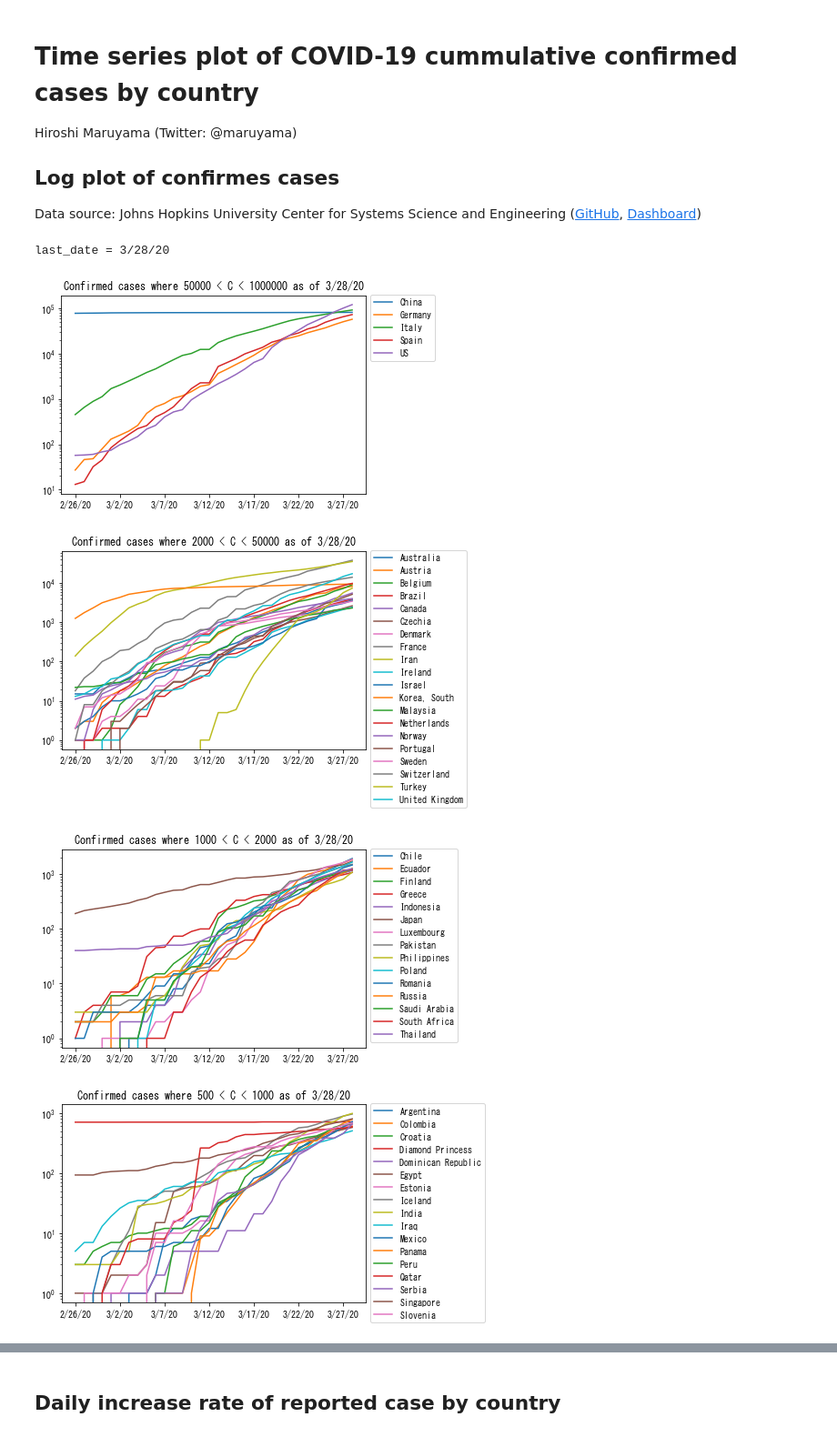
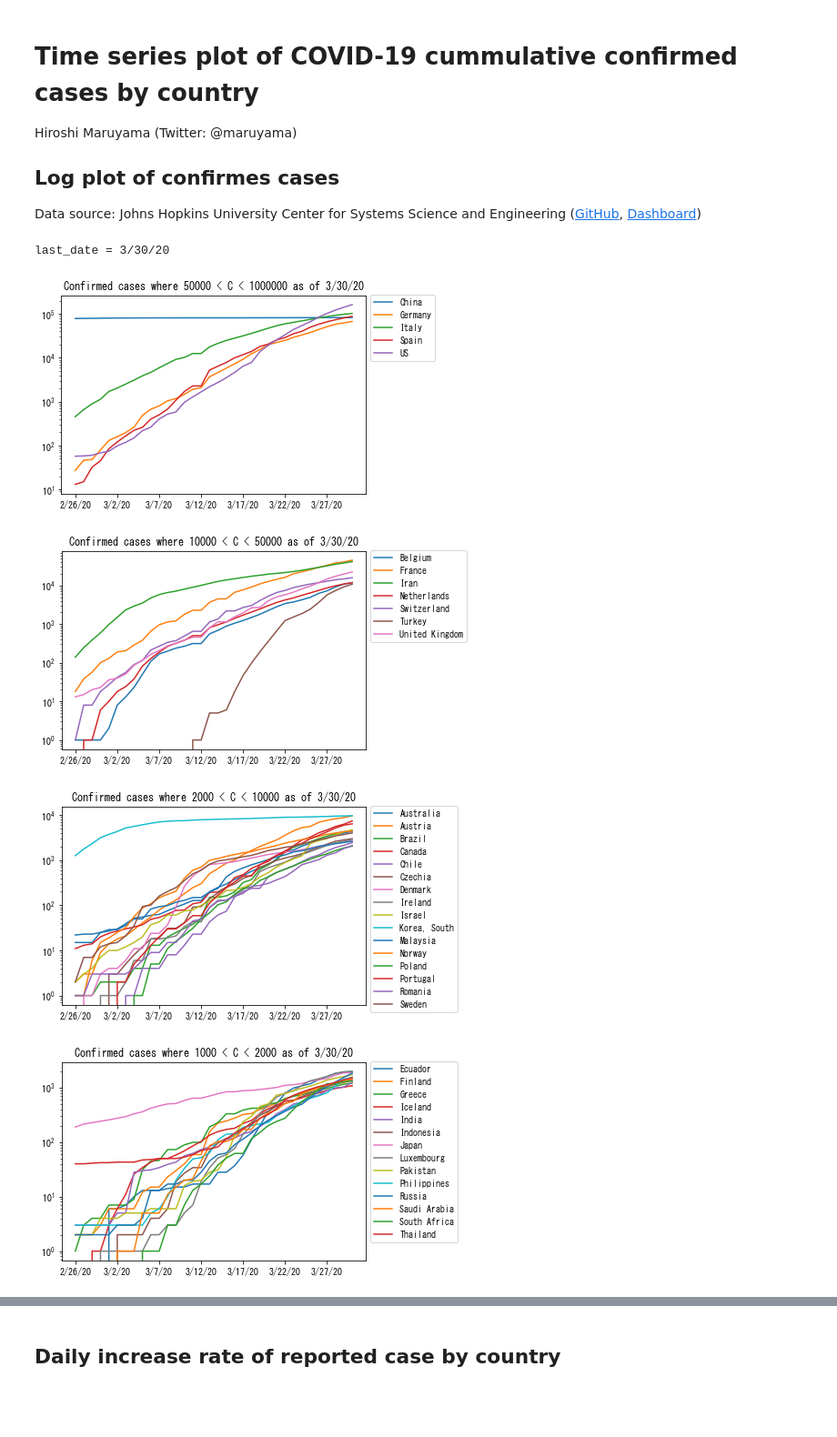
Before and after one commit to personal-hm2/coronavirus_model, a Jupyter notebook: COVID-19 Plot.ipynb, the cells around one changed output, grey strips where cells are left out. Shown: that part at 91% size. Cells and saved outputs as stored; diff of their text form; code cells hidden in the pictures; blank space fills up the shorter version.

```diff
--- a/COVID-19 Plot.ipynb
+++ b/COVID-19 Plot.ipynb
@@ -9,31 +9,32 @@ Data source: Johns Hopkins University Center for Systems Science and Engineering
 # %%
 %matplotlib inline
 import pandas as pd
 import matplotlib.pyplot as plt
 import numpy as np
 
 df = pd.read_csv('https://raw.githubusercontent.com/CSSEGISandData/COVID-19/master/csse_covid_19_data/csse_covid_19_time_series/time_series_covid19_confirmed_global.csv')
 df = df.drop(columns=["Lat", "Long"])
 
 last_date = df.columns[-1]
 print("last_date =", last_date)
 
 country_df = df.groupby("Country/Region").sum()
 
 def plot_log_confirmed(min, max):
     t = country_df[(min <= country_df[last_date]) & (country_df[last_date] < max)  ].T
     title = "Confirmed cases where {} < C < {} as of {}".format(min, max, last_date)
     t[35:].plot(logy=True, title=title).legend(bbox_to_anchor=(1, 1.03), loc='upper left')
 
 plot_log_confirmed(50000, 1000000)
-plot_log_confirmed(2000, 50000)
-plot_log_confirmed(1000,  2000)
-plot_log_confirmed(500,   1000)
-plot_log_confirmed(300,    500)
-plot_log_confirmed(200,    300)
+plot_log_confirmed(10000,   50000)
+plot_log_confirmed( 2000,   10000)
+plot_log_confirmed( 1000,    2000)
+plot_log_confirmed(  500,    1000)
+plot_log_confirmed(  300,     500)
+plot_log_confirmed(  200,     300)
 # %% [output]
-last_date = 3/28/20
+last_date = 3/30/20
-[figure, old version]
+[figure, new version]
-[figure, old version]
+[figure, new version]
-[figure, old version]
+[figure, new version]
-[figure, old version]
+[figure, new version]
```
Also changed, not shown: parts of 6 cells of this notebook.
